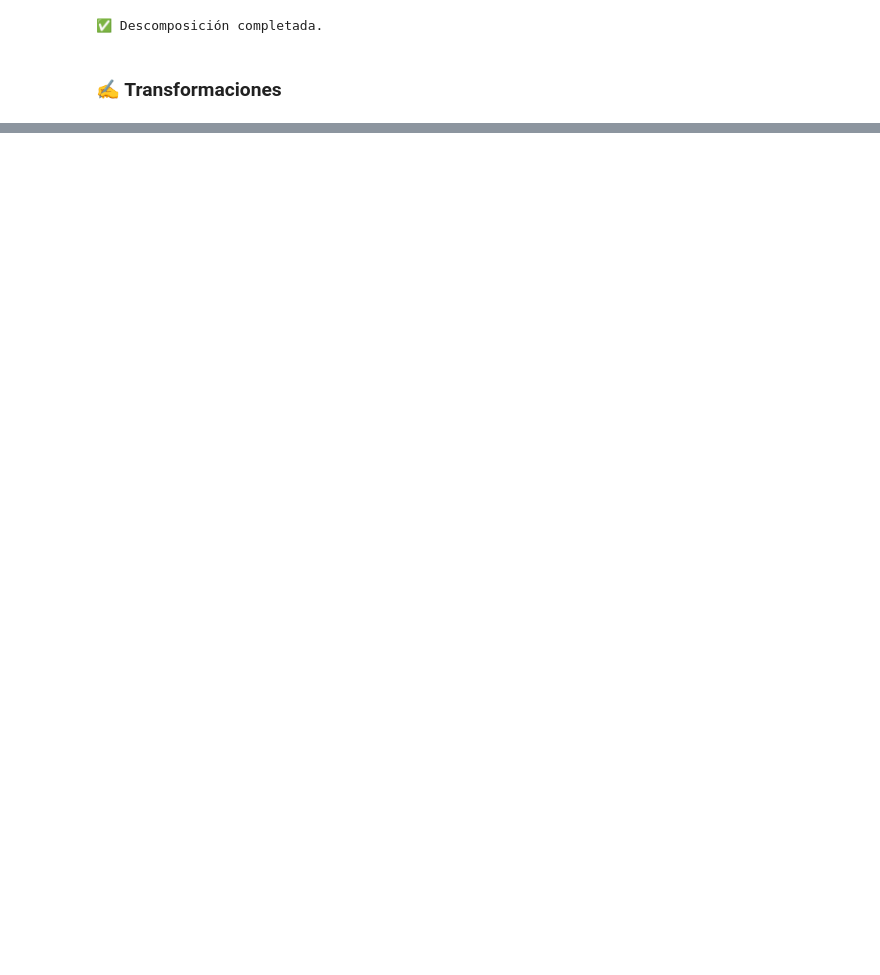
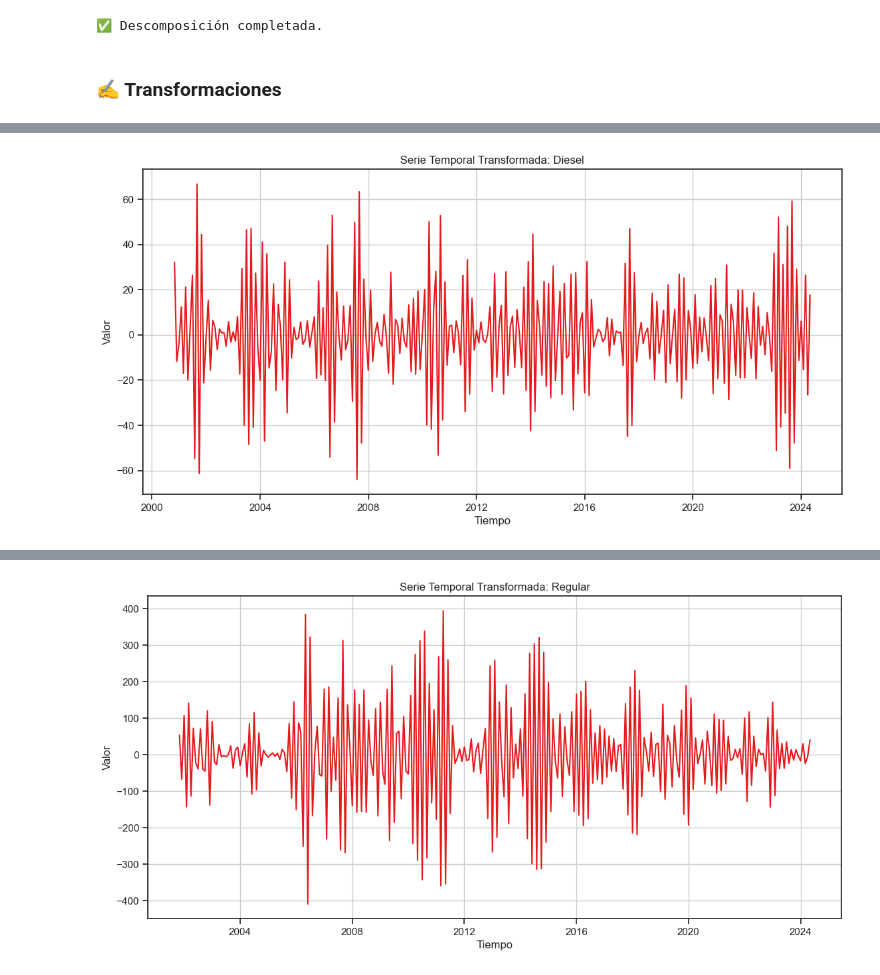
Before and after one commit to Dahernandezsilve/Lab02_Data-Science, a Jupyter notebook: Lab02.ipynb, the cells around one changed output, grey strips where cells are left out. Saved outputs shown, nothing was run; the diff lists cells and outputs as text; code cells hidden in the pictures; blank space fills up the shorter version.

Commit message:
📚 feat: handle non-stationary series and implement ARIMA model

```diff
--- a/Lab02.ipynb
+++ b/Lab02.ipynb
@@ -472,6 +476,7 @@ def pruebaDickeyFuller(serieTiempo, descripcion):
     for key, value in resultado[4].items():
         print(f'  {key}: {value}')
     print('-----------------------------------------------------')
+    return resultado[1]
 
 print('-----------------------------------------------------')
 pruebaDickeyFuller(serieConsumoDiesel['Diesel'], 'Diesel')
@@ -497,0 +546,74 @@ p-valor: 0.992087554110633
+# %%
+def detectar_valores_invalidos(serieTemporal, descripcion):
+    serieTemporal = pd.to_numeric(serieTemporal, errors='coerce')  # Convertir a numérico y forzar NaN si hay errores
+    n_nan = serieTemporal.isna().sum()
+    n_no_positivos = (serieTemporal <= 0).sum()
+
+    print(f"🔍 Detección de valores inválidos en la serie: {descripcion}")
+    print(f"  Valores NaN: {n_nan}")
+    print(f"  Valores no positivos: {n_no_positivos}")
+
+    serieTemporal_sin_nan = serieTemporal.dropna()
+    print(f"  Serie temporal sin valores NaN tiene {len(serieTemporal_sin_nan)} elementos.")
+
+    return serieTemporal_sin_nan, n_nan, n_no_positivos
+
+def varianza_estable(serieTemporal):
+    n = len(serieTemporal)
+    partes = np.array_split(serieTemporal, 3)
+    varianzas = [np.var(parte) for parte in partes]
+    return np.allclose(varianzas[0], varianzas[1], rtol=0.1) and np.allclose(varianzas[1], varianzas[2], rtol=0.1)
+
+def aplicar_transformacion_logaritmica(serieTemporal):
+    if (serieTemporal > 0).all():
+        return np.log(serieTemporal)
+    else:
+        print("⚠️ La serie contiene valores no positivos, no se puede aplicar la transformación logarítmica.")
+        return serieTemporal
+
+def analizar_y_transformar_serie(serieTemporal, descripcion):
+    print(f"🔍 Analizando la serie: {descripcion}")
+
+    serieTemporal, n_nan, n_no_positivos = detectar_valores_invalidos(serieTemporal, descripcion)
+
+    estacionaria = False
+    intentos = 0
+    max_intentos = 10
+
+    serieTemporal = aplicar_transformacion_logaritmica(serieTemporal)
+
+    while not estacionaria and intentos < max_intentos:
+        intentos += 1
+        p_valor = pruebaDickeyFuller(serieTemporal, descripcion)
+        if p_valor < 0.05 and varianza_estable(serieTemporal):
+            estacionaria = True
+            print(f"✅ La serie {descripcion} es estacionaria en media y varianza.")
+            break
+        serieTemporal = serieTemporal.diff().dropna()
+        print(f"🔄 Aplicando diferenciación a {descripcion}. Intento {intentos}.")
+
+    if not estacionaria:
+        print(f"⚠️ No se pudo hacer la serie {descripcion} estacionaria después de {max_intentos} intentos.")
+        print("📈 Utilizando un modelo ARIMA para tratar con la no estacionariedad.")
+        modelo_arima = ARIMA(serieTemporal, order=(1, 1, 1))
+        modelo_arima_fit = modelo_arima.fit()
+        print(modelo_arima_fit.summary())
+
+    plt.figure(figsize=(12, 6))
+    plt.plot(serieTemporal)
+    plt.title(f'Serie Temporal Transformada: {descripcion}')
+    plt.xlabel('Tiempo')
+    plt.ylabel('Valor')
+    plt.grid()
+    plt.show()
+
+    return serieTemporal
+
+# Asegúrate de que estas variables estén definidas correctamente
+# Reemplaza con tus series temporales reales
+analizar_y_transformar_serie(serieConsumoDiesel['Diesel'], 'Diesel')
+print("--------------------------------------------------------------------------------------------------------")
+analizar_y_transformar_serie(serieImportacionRegular['Gasolina regular'], 'Regular')
+print("--------------------------------------------------------------------------------------------------------")
+analizar_y_transformar_serie(seriePreciosSuper['Superior GTQ/GALON'], 'Superior')
+# %% [output]
@@ -497,0 +637 @@ p-valor: 0.992087554110633
+[figure, added]
@@ -497,0 +655 @@ p-valor: 0.992087554110633
+[figure, added]
```
Also changed, not shown: parts of 14 cells of this notebook.
